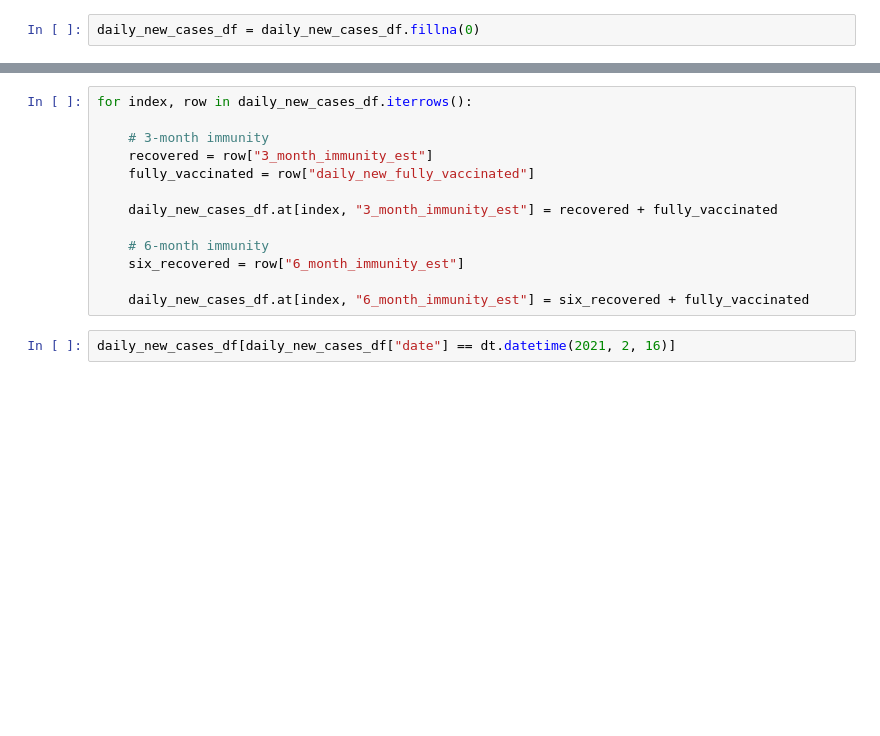
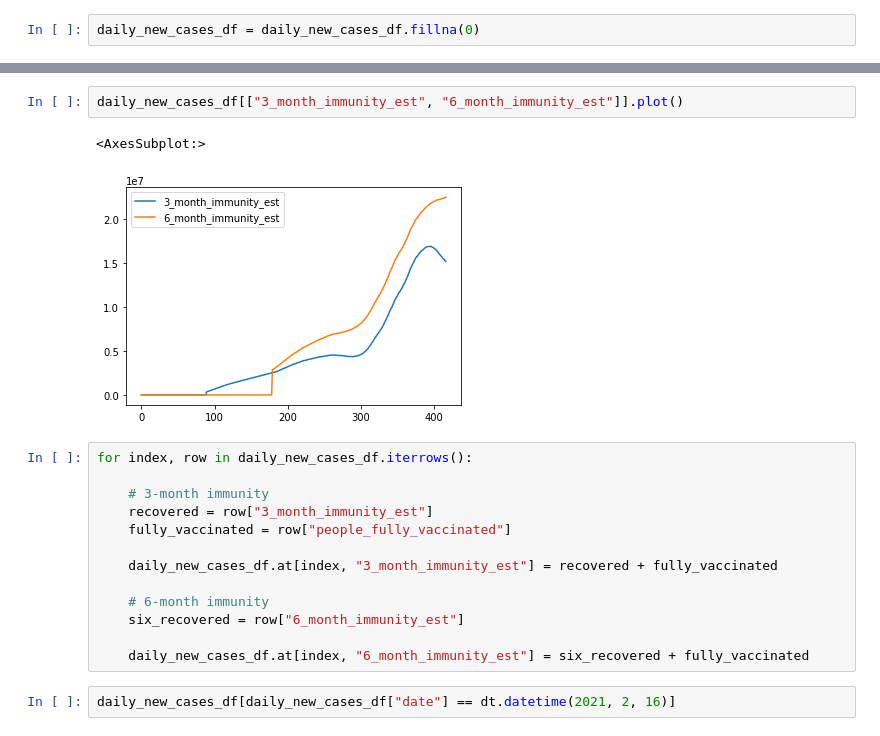
Before and after one commit to CCom20/covid-ml-application, a Jupyter notebook: notebooks/data_cleaning_notebook.ipynb, the cells around one changed output, grey strips where cells are left out. Saved outputs shown, nothing was run; the diff lists cells and outputs as text; blank space fills up the shorter version.

```diff
--- a/notebooks/data_cleaning_notebook.ipynb
+++ b/notebooks/data_cleaning_notebook.ipynb
@@ -376,9 +362,14 @@ daily_new_cases_df
+# %%
+daily_new_cases_df[["3_month_immunity_est", "6_month_immunity_est"]].plot()
+# %% [output]
+<AxesSubplot:>
+[figure, added]
 # %%
 for index, row in daily_new_cases_df.iterrows():
 
     # 3-month immunity
     recovered = row["3_month_immunity_est"]
-    fully_vaccinated = row["daily_new_fully_vaccinated"]
+    fully_vaccinated = row["people_fully_vaccinated"]
 
     daily_new_cases_df.at[index, "3_month_immunity_est"] = recovered + fully_vaccinated
 
```
Also changed, not shown: parts of 7 cells of this notebook, 9 other files.
